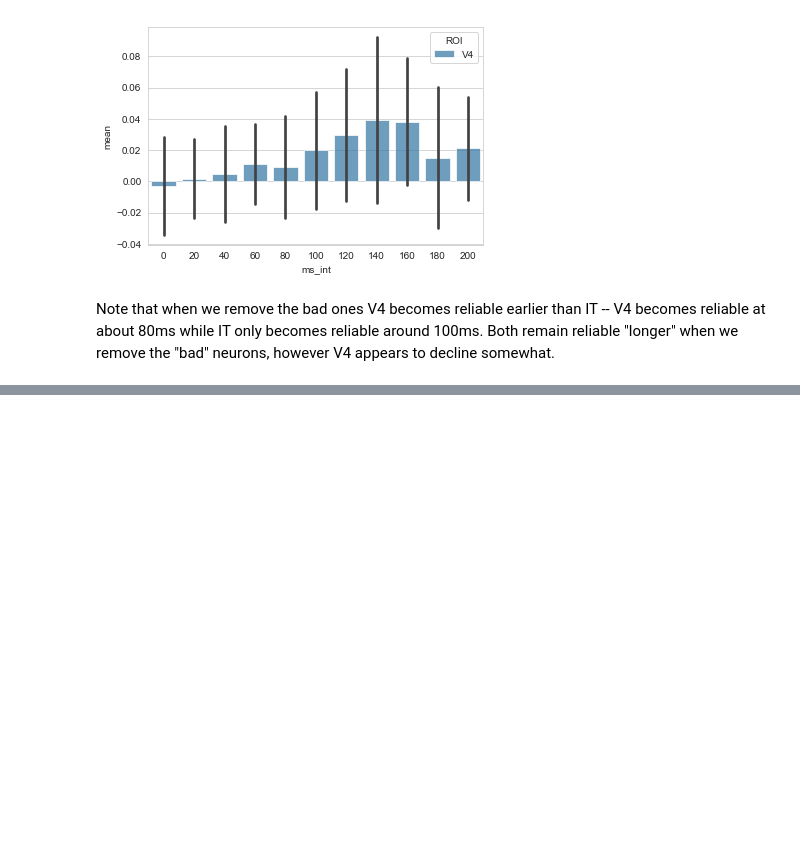
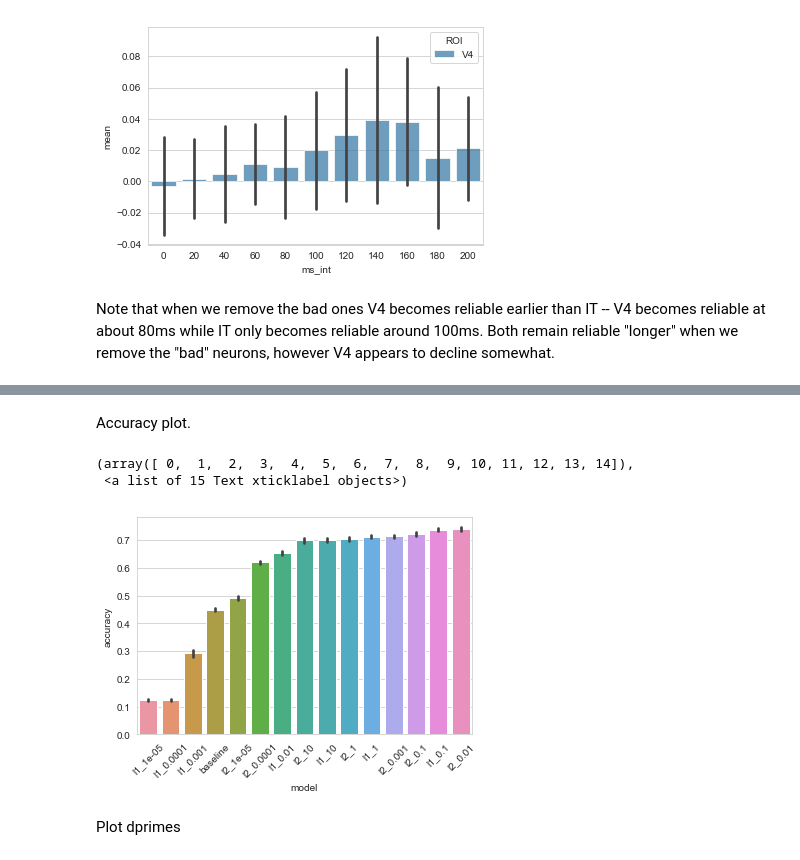
Before and after one commit to benpeloquin7/psych253, a Jupyter notebook: HW/hw1.ipynb, the cells around one changed output, grey strips where cells are left out. Cells and saved outputs as stored; diff of their text form; code cells hidden in the pictures; blank space fills up the shorter version.

```diff
--- a/HW/hw1.ipynb
+++ b/HW/hw1.ipynb
@@ -428,0 +504,8 @@ KeyboardInterrupt:
+# %%
+# Run params
+weights = [1e-5, 1e-4, 1e-3, 1e-2, 1e-1, 1, 10]
+penalties = ['l1', 'l2']
+model_params = list(it.product(penalties, weights, repeat=1))
+# Note (BP): Set dual to False as in class
+models = map(lambda x: LinearSVC(penalty=x[0], C=x[1], dual=False), model_params)
+models = [baseline] + models
@@ -428,0 +519,25 @@ KeyboardInterrupt:
+# %%
+# Gather data
+d_accuracies = []
+for model, cms in model_cms.items():
+    results = evaluate_results(np.stack(cms), set(y))
+    for split, (acc, dprimes) in enumerate(zip(results['accuracy_by_split'], results['dprime_by_split'])):
+        d = {'model': model,
+             'split': split,
+             'accuracy': acc }
+        for i, klass in enumerate(set(y)):
+            d['{}_dprime'.format(klass)] = dprimes[i]
+        d_accuracies.append(d)
+df_accuracies = pd.DataFrame(d_accuracies)
+df_accuracies['model'] = df_accuracies['model'].apply(lambda x: x if str(x) != 'l2_1e-10' else 'baseline')
+# %% [markdown]
+Accuracy plot.
+# %%
+sns.barplot(x='model', y='accuracy',  data=df_accuracies.sort_values('accuracy'))
+plt.xticks(rotation=45)
+# %% [output]
+(array([ 0,  1,  2,  3,  4,  5,  6,  7,  8,  9, 10, 11, 12, 13, 14]),
+ <a list of 15 Text xticklabel objects>)
+[figure, added]
+# %% [markdown]
+Plot dprimes
```
Also changed, not shown: parts of 54 cells of this notebook, 2 other files.
